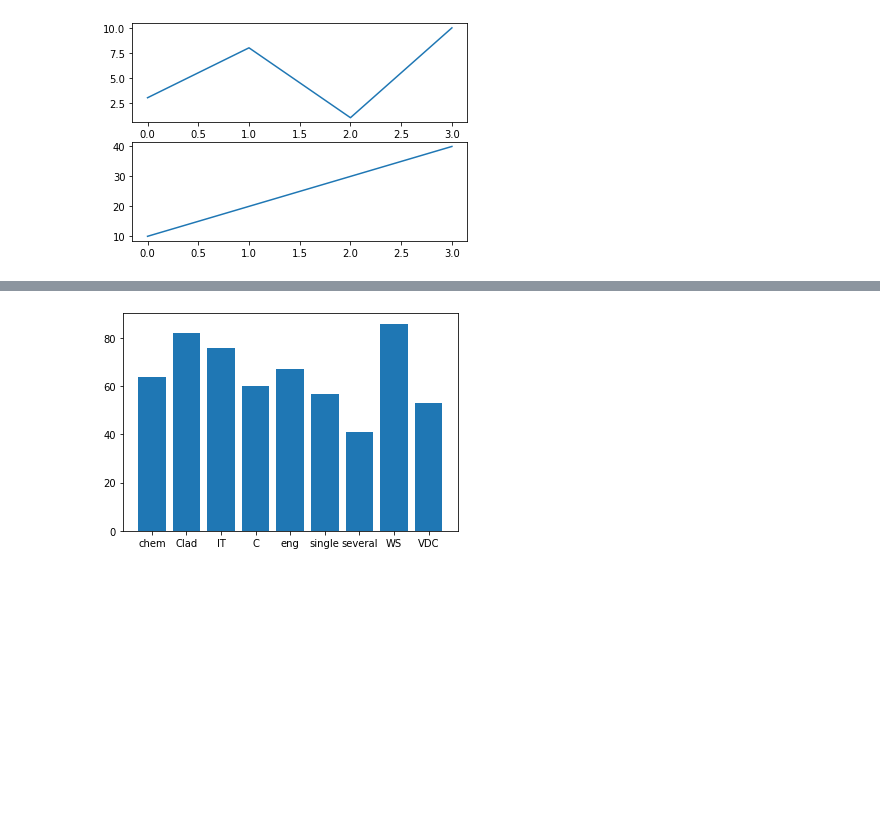
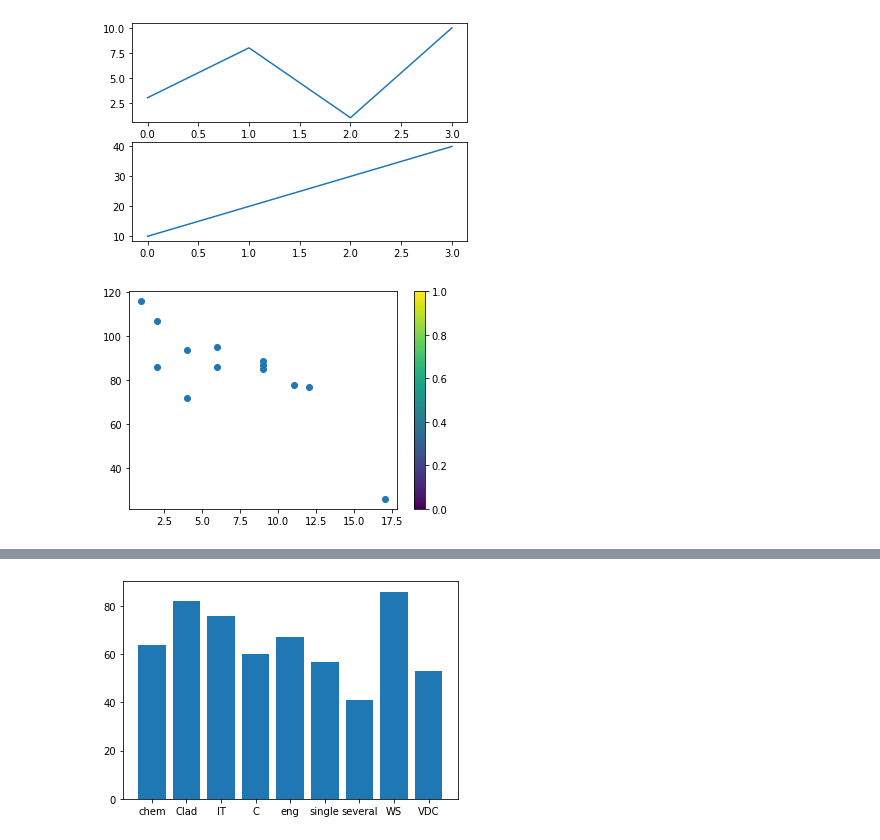
Before and after one commit to Rakshithauppu/python-programs, a Jupyter notebook: matplotlib.ipynb, the cells around one changed output, grey strips where cells are left out. Cells and saved outputs as stored; diff of their text form; code cells hidden in the pictures; blank space fills up the shorter version.

```diff
--- a/matplotlib.ipynb
+++ b/matplotlib.ipynb
@@ -151,3 +181,17 @@ plt.plot(x,y)
 plt.show()
 # %% [output]
 [figure]
+# %%
+import matplotlib.pyplot as plt
+import numpy as np
+
+#day one, the age and speed of 13 cars:
+x = np.array([6,4,9,2,1,17,2,9,4,11,12,9,6])
+y = np.array([95,72,89,86,116,26,107,87,94,78,77,85,86])
+plt.scatter(x, y)
+x = np.array([2,2,8,2,15,8,12,9,7,3,11,4,7,14,12])
+y = np.array([70,85,84,96,90,99,90,95,94,75,79,112,91,80,85])
+plt.colorbar()
+plt.show()
+# %% [output]
+[figure, added]
```
Also changed, not shown: parts of 11 cells of this notebook.
